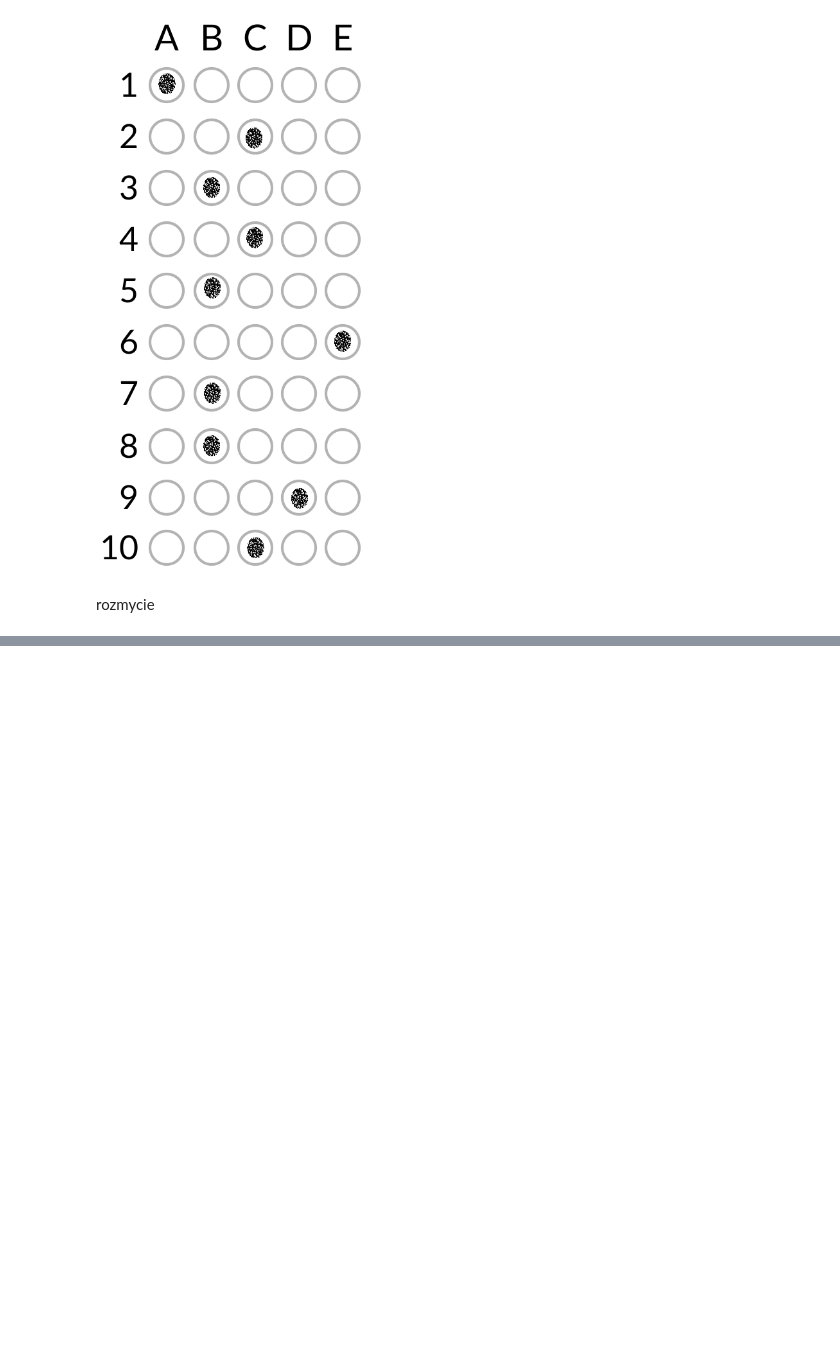
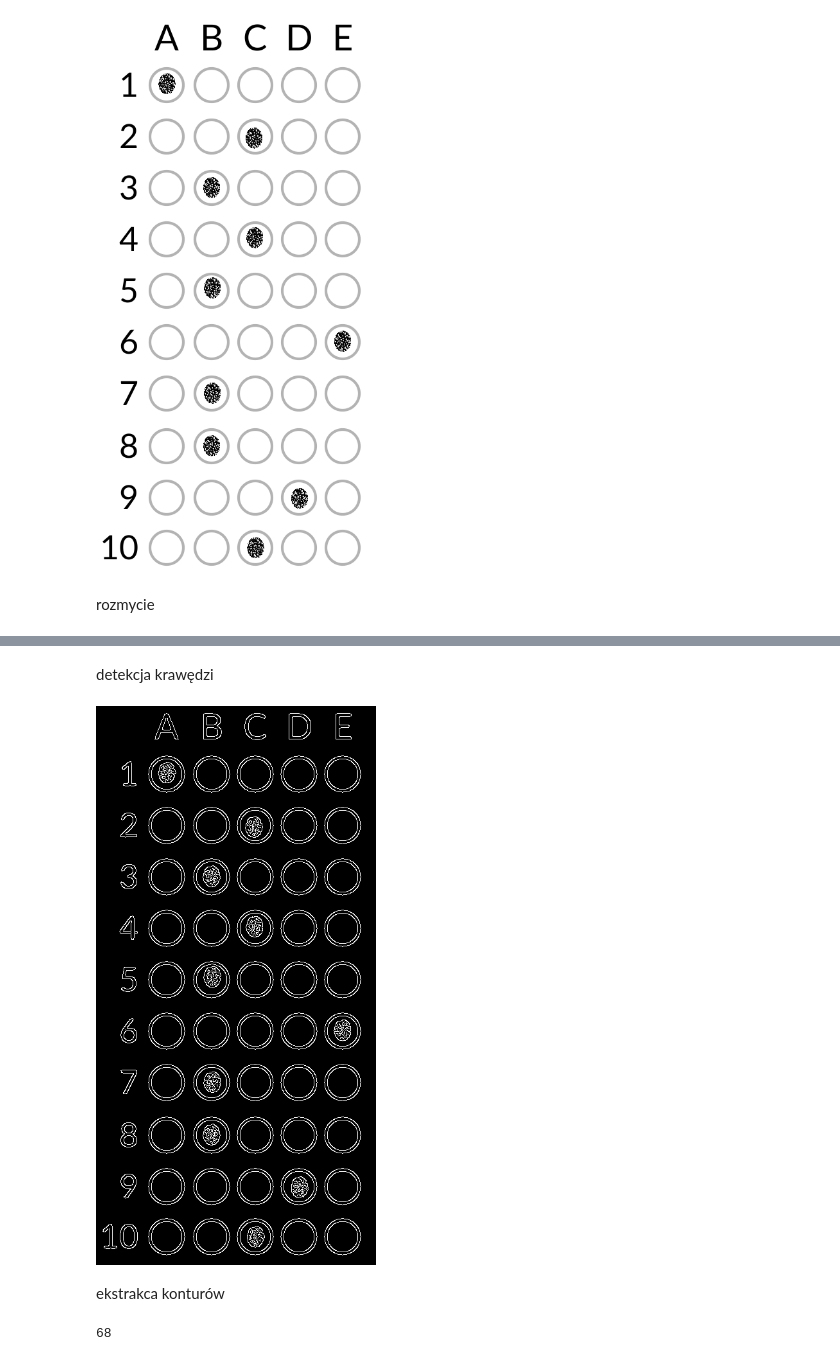
Before and after one commit to Jaro1977/Analiza-obrazu-kurs, a Jupyter notebook: 01_omr.ipynb, the cells around one changed output, grey strips where cells are left out. Saved outputs shown, nothing was run; the diff lists cells and outputs as text; code cells hidden in the pictures; blank space fills up the shorter version.

```diff
--- a/01_omr.ipynb
+++ b/01_omr.ipynb
@@ -32,0 +36,15 @@ blurred = cv2.GaussianBlur(src = gray, ksize=(5,5), sigmaX = 0)
+# %% [markdown]
+detekcja krawędzi
+# %%
+thresh = cv2.Canny(image = blurred, threshold1 = 70, threshold2 = 70)
+cv2_imshow(thresh)
+# %% [output]
+[figure, added]
+# %% [markdown]
+ekstrakca konturów
+# %%
+cnts = cv2.findContours(image = thresh.copy(), mode = cv2.RETR_EXTERNAL, method = cv2.CHAIN_APPROX_SIMPLE)
+cnts = imutils.grab_contours(cnts)
+len(cnts)
+# %% [output]
+68
```
Also changed, not shown: parts of 10 cells of this notebook.
